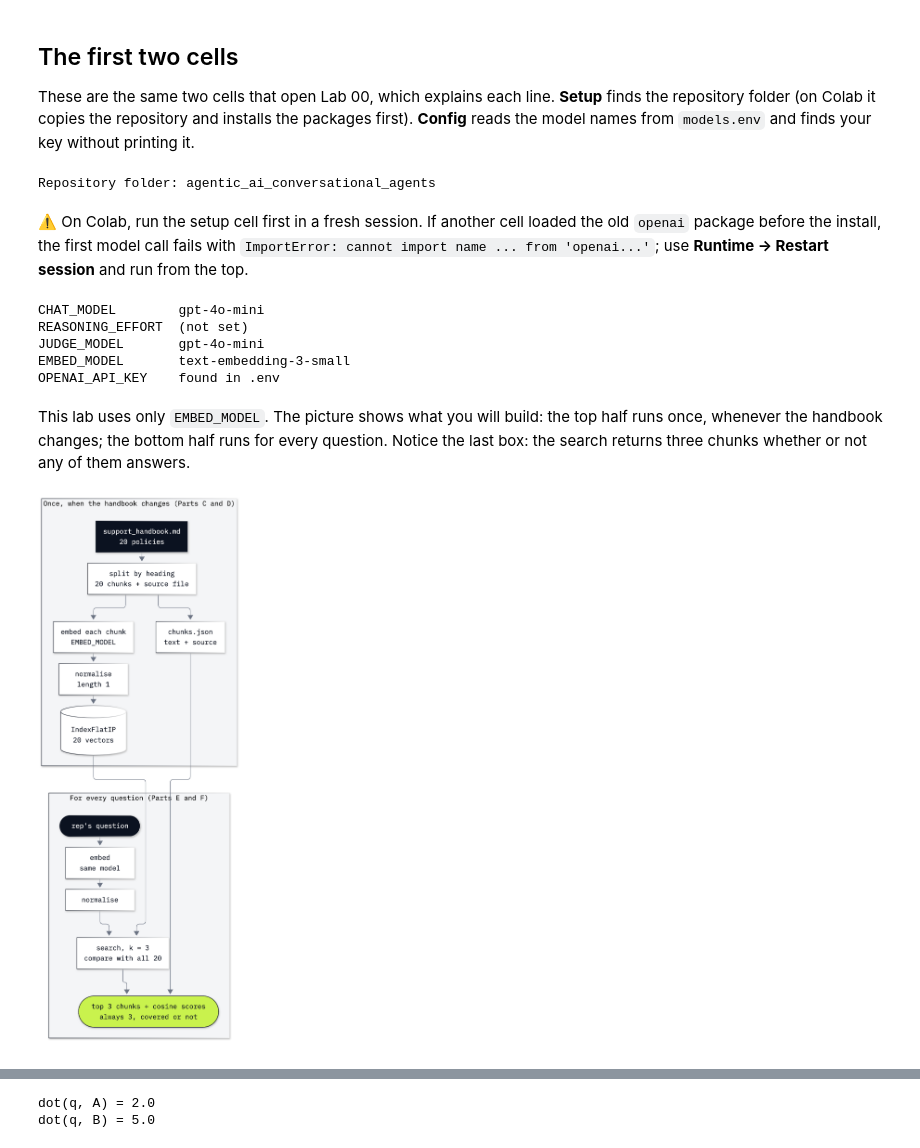
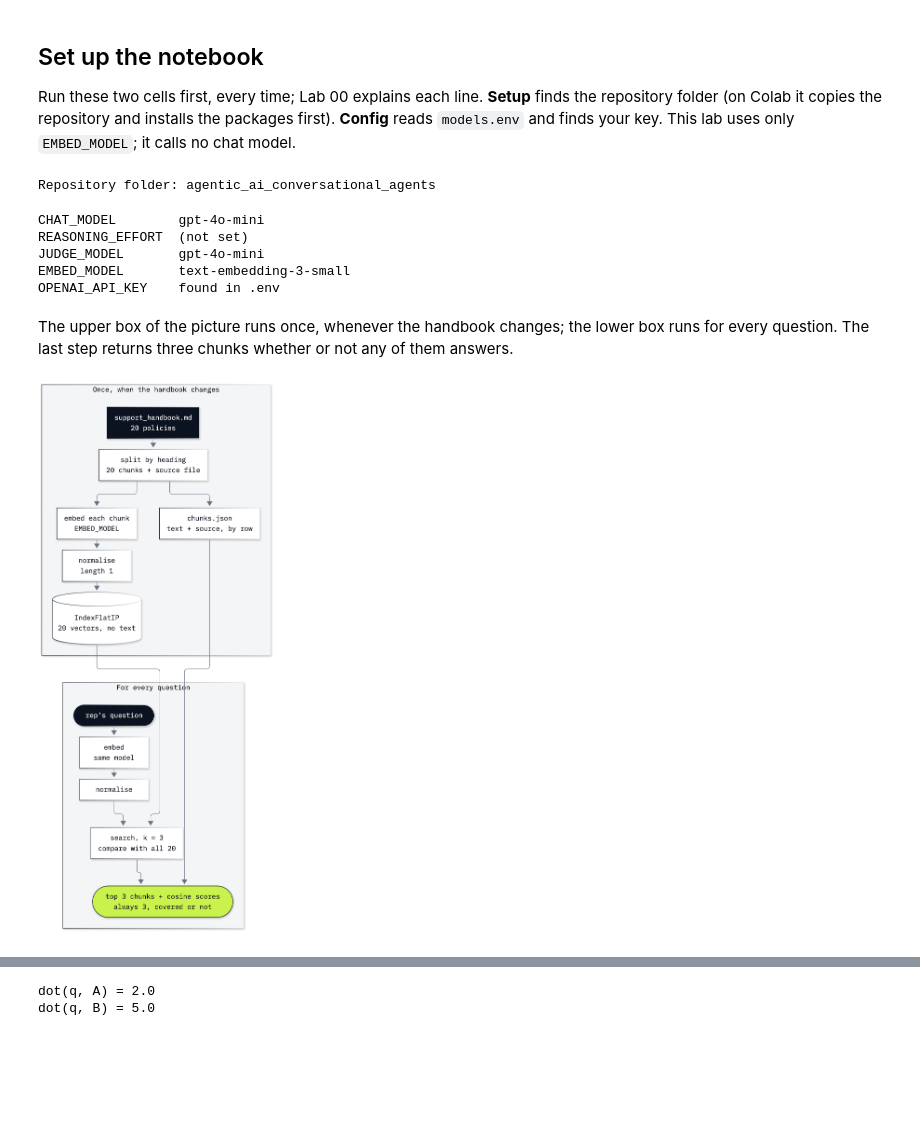
Before and after one commit to skjagini/agentic_ai_conversational_agents, a Jupyter notebook: 05_FAISS_Index_Handbook/05_faiss_index_handbook.ipynb, the cells around one changed output, grey strips where cells are left out. Drawn from its saved outputs; the diff is of its cells as text; code cells hidden in the pictures; blank space fills up the shorter version.

Commit message:
added 05_FAISS_Index_Handbook lab

```diff
--- a/05_FAISS_Index_Handbook/05_faiss_index_handbook.ipynb
+++ b/05_FAISS_Index_Handbook/05_faiss_index_handbook.ipynb
@@ -39,9 +26,9 @@ with `text-embedding-3-small`.
 # %% [markdown]
-## The first two cells
+## Set up the notebook
 
-These are the same two cells that open Lab 00, which explains each line. **Setup** finds the repository folder (on
-Colab it copies the repository and installs the packages first). **Config** reads the model names from `models.env`
-and finds your key without printing it.
+Run these two cells first, every time; Lab 00 explains each line. **Setup** finds the repository folder (on Colab it
+copies the repository and installs the packages first). **Config** reads `models.env` and finds your key. This lab uses
+only `EMBED_MODEL`; it calls no chat model.
 # %%
 # Setup: on Colab, copy the repository and install the packages. Locally (after uv sync) nothing is installed.
 import sys
@@ -59,10 +46,6 @@ sys.path.insert(0, str(ROOT))
 print("Repository folder:", ROOT.name)
 # %% [output]
 Repository folder: agentic_ai_conversational_agents
-# %% [markdown]
-⚠️ On Colab, run the setup cell first in a fresh session. If another cell loaded the old `openai` package before the
-install, the first model call fails with `ImportError: cannot import name ... from 'openai...'`; use **Runtime →
-Restart session** and run from the top.
 # %%
 # Config: model names come from models.env; the key from the environment, .env or Colab Secrets.
 from shared.settings import load_settings, load_key
@@ -80,15 +63,15 @@ JUDGE_MODEL       gpt-4o-mini
 EMBED_MODEL       text-embedding-3-small
 OPENAI_API_KEY    found in .env
 # %% [markdown]
-This lab uses only `EMBED_MODEL`. The picture shows what you will build: the top half runs once, whenever the
-handbook changes; the bottom half runs for every question. Notice the last box: the search returns three chunks
-whether or not any of them answers.
+The upper box of the picture runs once, whenever the handbook changes; the lower box runs for every question. The
+last step returns three chunks whether or not any of them answers.
 # %%
 from IPython.display import Image
+
 LAB = ROOT / "05_FAISS_Index_Handbook"
-Image(filename=LAB / "resources" / "lab05_index_and_search.png", width=420)
+Image(filename=LAB / "resources" / "index_and_search.png", width=420)
 # %% [output]
-[figure, old version]
+[figure, new version]
 # %% [markdown]
 ---
 
```
Also changed, not shown: parts of 105 cells of this notebook, 4 other files.
